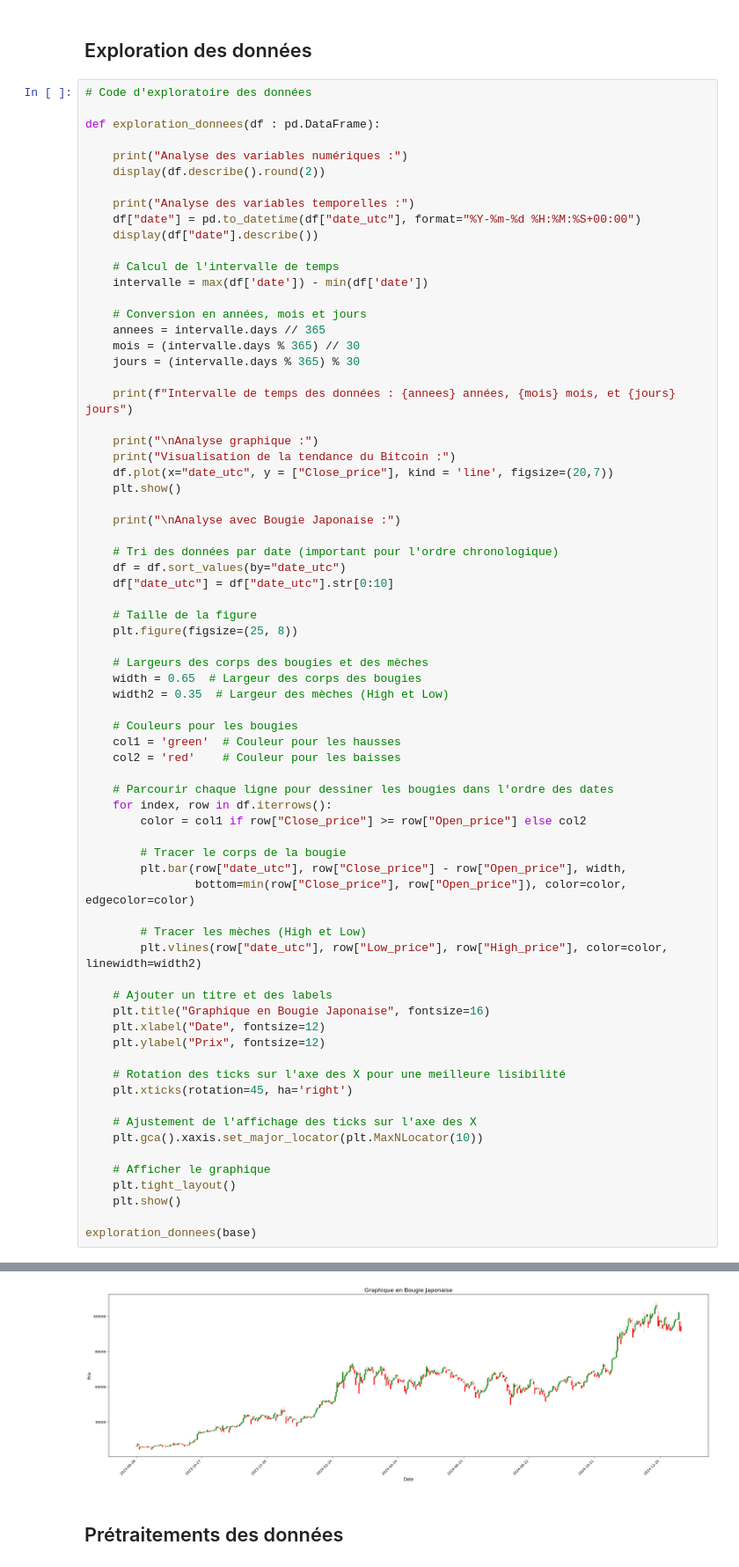
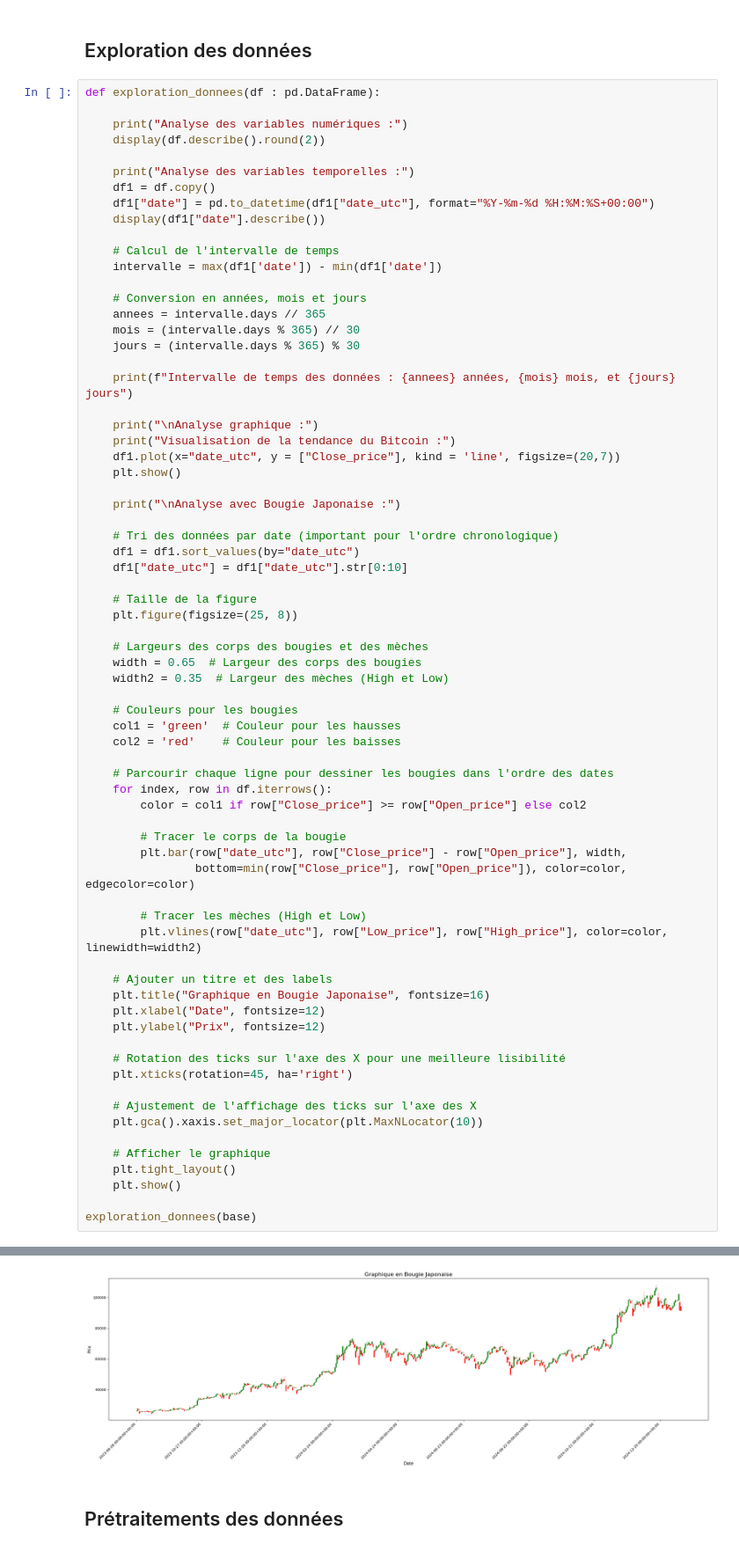
Before and after one commit to Jadorlo/Projet_ml, a Jupyter notebook: notebook/projet_ml_LUNEL_DJAREDDIR_G19.ipynb, the cells around one changed output, grey strips where cells are left out. Shown at 88% size. Drawn from its saved outputs; the diff is of its cells as text.

```diff
--- a/notebook/projet_ml_LUNEL_DJAREDDIR_G19.ipynb
+++ b/notebook/projet_ml_LUNEL_DJAREDDIR_G19.ipynb
@@ -178,19 +180,18 @@ base.head(5)
 # %% [markdown]
 ## Exploration des données
 # %%
-# Code d'exploratoire des données
-
 def exploration_donnees(df : pd.DataFrame):
 
     print("Analyse des variables numériques :")
     display(df.describe().round(2))
 
     print("Analyse des variables temporelles :")
-    df["date"] = pd.to_datetime(df["date_utc"], format="%Y-%m-%d %H:%M:%S+00:00")
-    display(df["date"].describe())
+    df1 = df.copy()
+    df1["date"] = pd.to_datetime(df1["date_utc"], format="%Y-%m-%d %H:%M:%S+00:00")
+    display(df1["date"].describe())
 
     # Calcul de l'intervalle de temps
-    intervalle = max(df['date']) - min(df['date'])
+    intervalle = max(df1['date']) - min(df1['date'])
 
     # Conversion en années, mois et jours
     annees = intervalle.days // 365
@@ -201,14 +202,14 @@ def exploration_donnees(df : pd.DataFrame):
 
     print("\nAnalyse graphique :")
     print("Visualisation de la tendance du Bitcoin :")
-    df.plot(x="date_utc", y = ["Close_price"], kind = 'line', figsize=(20,7))
+    df1.plot(x="date_utc", y = ["Close_price"], kind = 'line', figsize=(20,7))
     plt.show()
 
     print("\nAnalyse avec Bougie Japonaise :")
 
     # Tri des données par date (important pour l'ordre chronologique)
-    df = df.sort_values(by="date_utc")
-    df["date_utc"] = df["date_utc"].str[0:10]
+    df1 = df1.sort_values(by="date_utc")
+    df1["date_utc"] = df1["date_utc"].str[0:10]
 
     # Taille de la figure
     plt.figure(figsize=(25, 8))
@@ -262,19 +263,19 @@ Analyse des variables numériques :
 Analyse des variables temporelles :
 count                    500
 mean     2024-05-03 12:00:00
 min      2023-08-28 00:00:00
 25%      2023-12-30 18:00:00
 50%      2024-05-03 12:00:00
 75%      2024-09-05 06:00:00
 max      2025-01-08 00:00:00
 Name: date, dtype: object
 Intervalle de temps des données : 1 années, 4 mois, et 14 jours
 
 Analyse graphique :
 Visualisation de la tendance du Bitcoin :
 [figure]
 Analyse avec Bougie Japonaise :
-[figure, old version]
+[figure, new version]
 # %% [markdown]
 ## Prétraitements des données
 # %%
```
Also changed, not shown: parts of 11 cells of this notebook.
